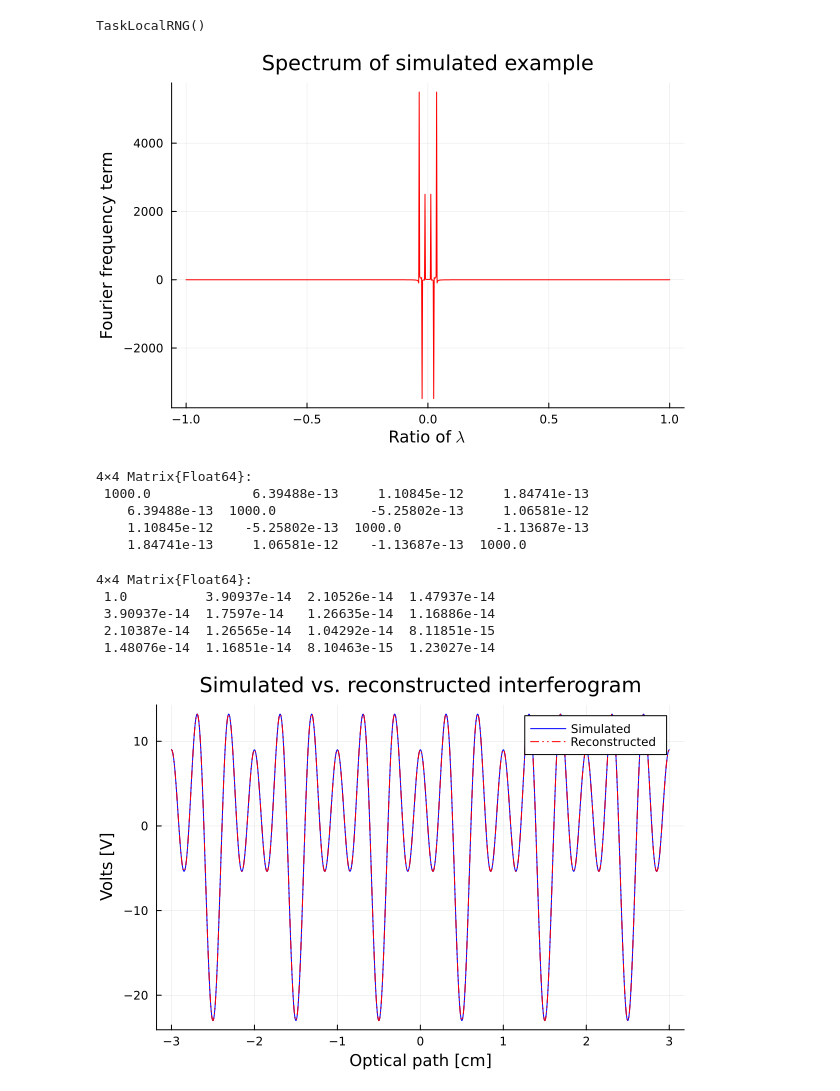
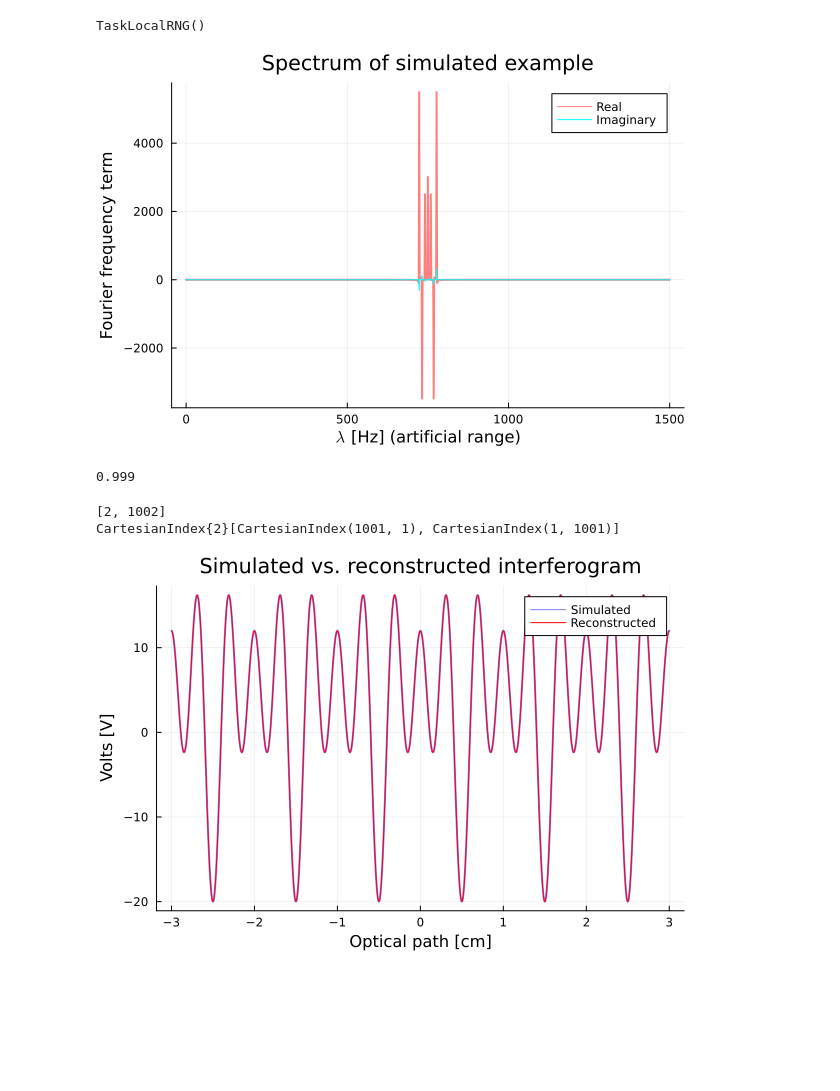
Before and after one commit to GBelemBarbosa/Mestrado, a Jupyter notebook: ITT/ITT_cs_julia.ipynb, the cells around one changed output. Drawn from its saved outputs; the diff is of its cells as text; code cells hidden in the pictures; blank space fills up the shorter version.

```diff
--- a/ITT/ITT_cs_julia.ipynb
+++ b/ITT/ITT_cs_julia.ipynb
@@ -9,53 +9,48 @@ Random.seed!(72)
 # %% [output]
 TaskLocalRNG()
 # %%
-percent  = 0.05
+percent  = 0.008
 n        = 1000
 n₂       = round(Int, n/2)
-n₄       = round(Int, n/4)
 m        = round(Int, n*percent)
 
-f(x:: Number) =5*cos(2*π*x)-7*cos(4*π*x)+11*cos(6*π*x)
+f(x:: Number) =5*cos(2*π*x)-7*cos(4*π*x)+11*cos(6*π*x)+3
 
 # Set spectrum fractions
-hz_range = range(-1, 1, n+1)
+hz_range = range(0, 1500, n+1)
 # n depends on the resolution of the wave spectrum
 
 # -3 to 3 chosen for better plots because normal distribution rarely exceeds
 t_smooth              = range(-3, 3, n)
 interferogram_smooth  = f.(t_smooth)
 
 # Spectrum from linear system
 smooth_spectrum = rfft(interferogram_smooth)
 smooth_spectrum = vcat(reverse(conj.(smooth_spectrum[2:end])), smooth_spectrum)
 
-plot(hz_range, real.(smooth_spectrum), color=:red, label="")
-plot!(title="Spectrum of simulated example", xlabel="Ratio of "*L"\lambda", ylabel="Fourier frequency term")
+plot(hz_range, real.(smooth_spectrum), color=:red, lw =2, alpha = .5 , label="Real")
+plot!(hz_range, imag.(smooth_spectrum), color=:cyan, label="Imaginary")
+plot!(title="Spectrum of simulated example", xlabel=L"\lambda"*" [Hz] (artificial range)", ylabel="Fourier frequency term")
 # %% [output]
-[figure, old version]
+[figure, new version]
 # %%
 DFT_smooth = [exp(-2*π*im*m*k/n) for m=0:n-1, k=-n₂:n₂]
 iDFT_smooth = [exp(2*π*im*m*k/n)/n for m=0:n-1, k=-n₂:n₂]
 
-display(real(DFT_smooth'DFT_smooth)[begin:4, begin:4])
-display(real(DFT_smooth'iDFT_smooth)[begin:4, begin:4])
+display(norm(iDFT_smooth'iDFT_smooth-I(n+1), Inf))
+aux=findall(x -> abs(x)>0.0005, iDFT_smooth'iDFT_smooth)
+println(findall(x -> x[1]!=x[2], aux))
+print(aux[[2, 1002]])
 
 # Get interferogram to check
 interferogram_from_smooth = iDFT_smooth*smooth_spectrum
 
-plot(t_smooth, interferogram_smooth, color=:blue, label="Simulated")
-plot!(t_smooth, real(interferogram_from_smooth), color=:red, label="Reconstructed", linestyle=:dashdotdot)
+plot(t_smooth, interferogram_smooth, color=:blue, lw =2, alpha = .5, label="Simulated")
+plot!(t_smooth, real(interferogram_from_smooth), color=:red, label="Reconstructed")
 plot!(title="Simulated vs. reconstructed interferogram", xlabel="Optical path [cm]", ylabel="Volts [V]")
 # %% [output]
-4×4 Matrix{Float64}:
- 1000.0             6.39488e-13     1.10845e-12     1.84741e-13
-    6.39488e-13  1000.0            -5.25802e-13     1.06581e-12
-    1.10845e-12    -5.25802e-13  1000.0            -1.13687e-13
-    1.84741e-13     1.06581e-12    -1.13687e-13  1000.0
+0.999
-4×4 Matrix{Float64}:
- 1.0          3.90937e-14  2.10526e-14  1.47937e-14
- 3.90937e-14  1.7597e-14   1.26635e-14  1.16886e-14
- 2.10387e-14  1.26565e-14  1.04292e-14  8.11851e-15
- 1.48076e-14  1.16851e-14  8.10463e-15  1.23027e-14
+[2, 1002]
+CartesianIndex{2}[CartesianIndex(1001, 1), CartesianIndex(1, 1001)]
-[figure, old version]
+[figure, new version]
 # %%
```
Also changed, not shown: parts of 6 cells of this notebook, 38 other files.
